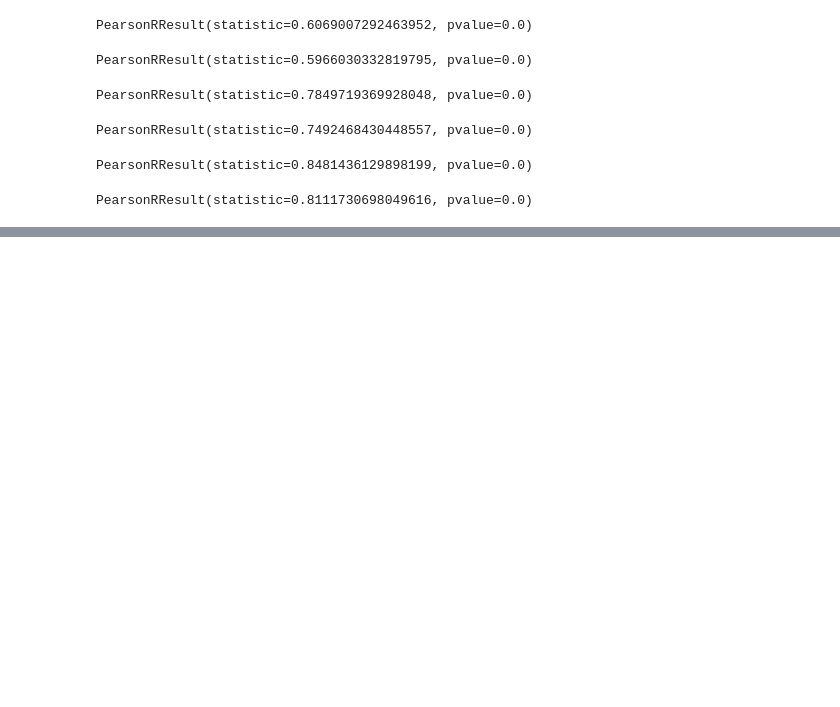
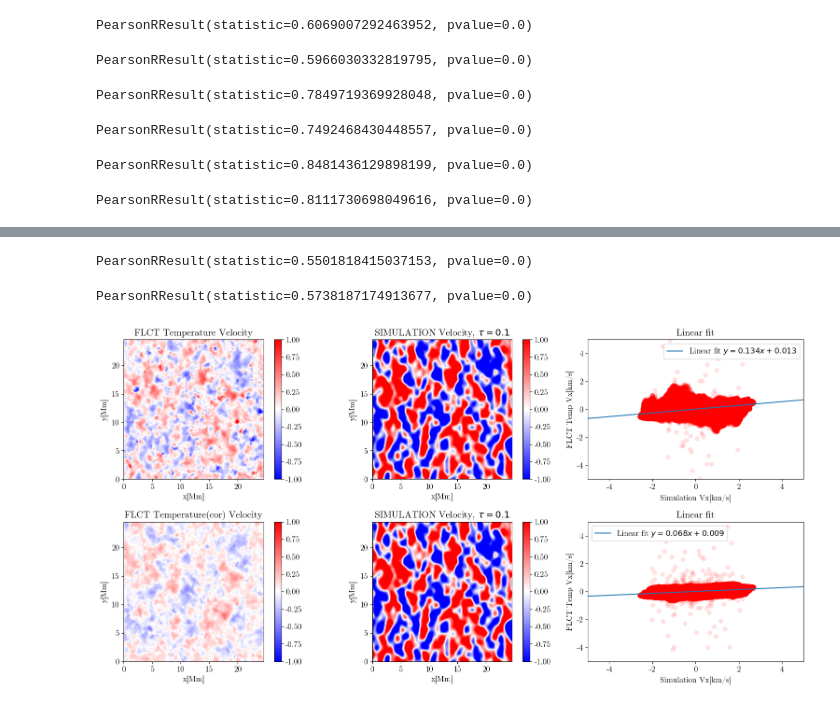
Before and after one commit to TheodoreKostic/Tracking_features, a Jupyter notebook: FirstPaper/Temp_and_Bz_vs_SIM.ipynb, the cells around one changed output, grey strips where cells are left out. Saved outputs shown, nothing was run; the diff lists cells and outputs as text; code cells hidden in the pictures; blank space fills up the shorter version.

```diff
--- a/FirstPaper/Temp_and_Bz_vs_SIM.ipynb
+++ b/FirstPaper/Temp_and_Bz_vs_SIM.ipynb
@@ -286,0 +309,3 @@ plt.savefig("FLCT_Bz_vs_SIM_logtaum3.png", dpi = 100)
+# %%
+Vx_Temp1_cor = mean_v_from_file("pyFLCT_fwhm_600_dt_30_logTaum1Temp_tracked.fits")
+Vy_Temp1_cor = mean_vy_from_file("pyFLCT_fwhm_600_dt_30_logTaum1Temp_tracked.fits")
@@ -286,0 +314,6 @@ plt.savefig("FLCT_Bz_vs_SIM_logtaum3.png", dpi = 100)
+# %%
+Vx_Temp1 = fits.open("pyFLCT_fwhm_600_dt_30_logTaum1Temp_tracked.fits")[0].data
+Vy_Temp1 = fits.open("pyFLCT_fwhm_600_dt_30_logTaum1Temp_tracked.fits")[1].data
+# %%
+Vx_Temp1_mean = temporal_avg(Vx_Temp1, 0, 90)
+Vy_Temp1_mean = temporal_avg(Vy_Temp1, 0, 90)
@@ -286,0 +352,70 @@ plt.savefig("FLCT_Bz_vs_SIM_logtaum3.png", dpi = 100)
+# %%
+Rxm1_filT = pearsonr(Vxm1_filtered600.flatten(), Vx_Temp1_mean.flatten())
+print(Rxm1_filT)
+# %% [output]
+PearsonRResult(statistic=0.5501818415037153, pvalue=0.0)
+# %%
+Rym1_filT = pearsonr(Vym1_filtered600.flatten(), Vy_Temp1_mean.flatten())
+print(Rym1_filT)
+# %% [output]
+PearsonRResult(statistic=0.5738187174913677, pvalue=0.0)
+# %%
+fig = plt.figure(figsize=[16, 8])
+#plt.suptitle("Simulated velocities averaged to 15 min; 10 s vs 20, 30, 40, 50, 60 s cadence")# atmos[0] tau
+
+
+plt.subplot(231)                                      # atmos[1] temp
+plt.title("FLCT Temperature Velocity")                                # atmos[2]
+plt.xlabel("x[Mm]")
+plt.ylabel("y[Mm]")
+plt.imshow(Vx_Temp1_mean[:,:], origin='lower', cmap = "bwr", extent = (0, 24.536, 0, 24.536), vmin = -1, vmax = 1)
+plt.colorbar()
+
+plt.subplot(232)                                      # atmos[1] temp
+plt.title("SIMULATION Velocity, $\\tau=0.1$")                                # atmos[2]
+plt.xlabel("x[Mm]")
+plt.ylabel("y[Mm]")
+plt.imshow(Vxm1_filtered600[:,:], origin='lower', cmap = "bwr", extent = (0, 24.536, 0, 24.536), vmin = -1, vmax = 1)
+plt.colorbar()
+
+plt.subplot(233)
+plt.scatter(Vxm1_filtered600[:,:].flatten(), Vx_Temp1_mean[:,:].flatten(), alpha=0.10, color = 'red')
+plt.title("Linear fit")
+plt.ylabel("FLCT Temp Vx[km/s]")
+plt.xlabel("Simulation Vx[km/s]")
+m, b, *_ = linregress(Vxm1_filtered600.flatten(), Vx_Temp1_mean.flatten())
+plt.axline(xy1=(0, b), slope=m, label=f'Linear fit $y = {m:.3f}x {b:+.3f}$')
+plt.legend()
+plt.xlim([-5,5])
+plt.ylim([-5,5])
+
+plt.subplot(234)                                      # atmos[1] temp
+plt.title("FLCT Temperature(cor) Velocity")                                # atmos[2]
+plt.xlabel("x[Mm]")
+plt.ylabel("y[Mm]")
+plt.imshow(Vx_Temp1_cor[:,:], origin='lower', cmap = "bwr", extent = (0, 24.536, 0, 24.536), vmin = -1, vmax = 1)
+plt.colorbar()
+
+plt.subplot(235)                                      # atmos[1] temp
+plt.title("SIMULATION Velocity, $\\tau=0.1$")                                # atmos[2]
+plt.xlabel("x[Mm]")
+plt.ylabel("y[Mm]")
+plt.imshow(Vxm1_filtered600[:,:], origin='lower', cmap = "bwr", extent = (0, 24.536, 0, 24.536), vmin = -1, vmax = 1)
+plt.colorbar()
+
+plt.subplot(236)
+plt.scatter(Vxm1_filtered600[:,:].flatten(), Vx_Temp1_cor[:,:].flatten(), alpha=0.10, color = 'red')
+plt.title("Linear fit")
+plt.ylabel("FLCT Temp Vx[km/s]")
+plt.xlabel("Simulation Vx[km/s]")
+mc, bc, *_ = linregress(Vxm1_filtered600.flatten(), Vx_Temp1_cor.flatten())
+plt.axline(xy1=(0, bc), slope=mc, label=f'Linear fit $y = {mc:.3f}x {bc:+.3f}$')
+plt.legend()
+plt.xlim([-5,5])
+plt.ylim([-5,5])
+
+
+fig.tight_layout()
+plt.savefig("FLCT_Temp_vs_SIM_logtaum1.png", dpi = 100)
+# %% [output]
+[figure, added]
```
Also changed, not shown: parts of 43 cells of this notebook.
